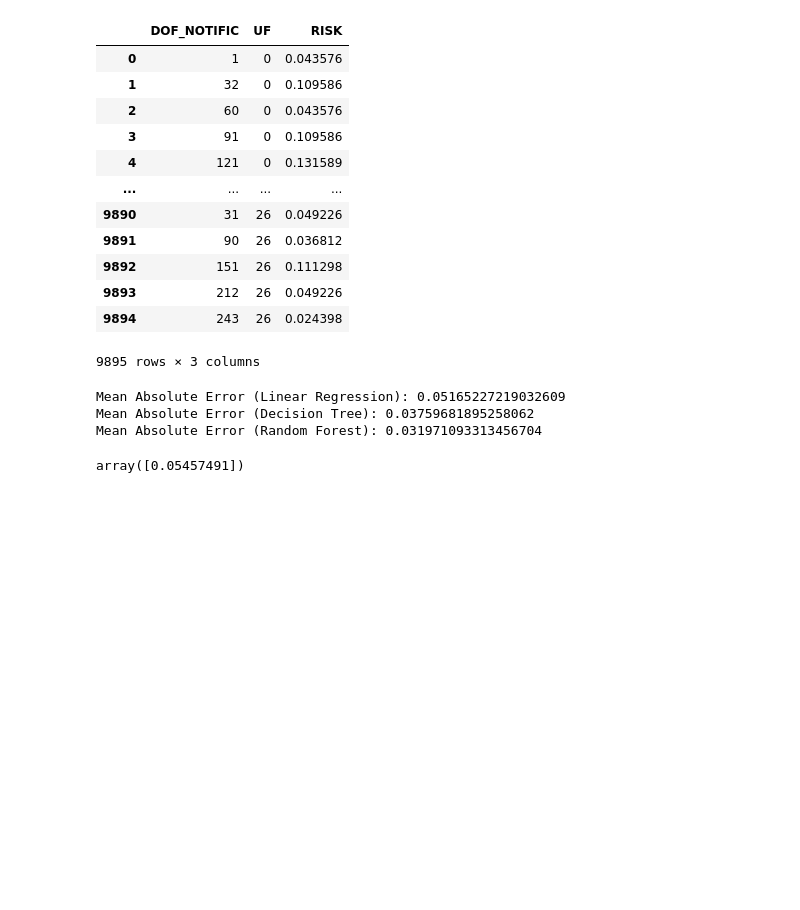
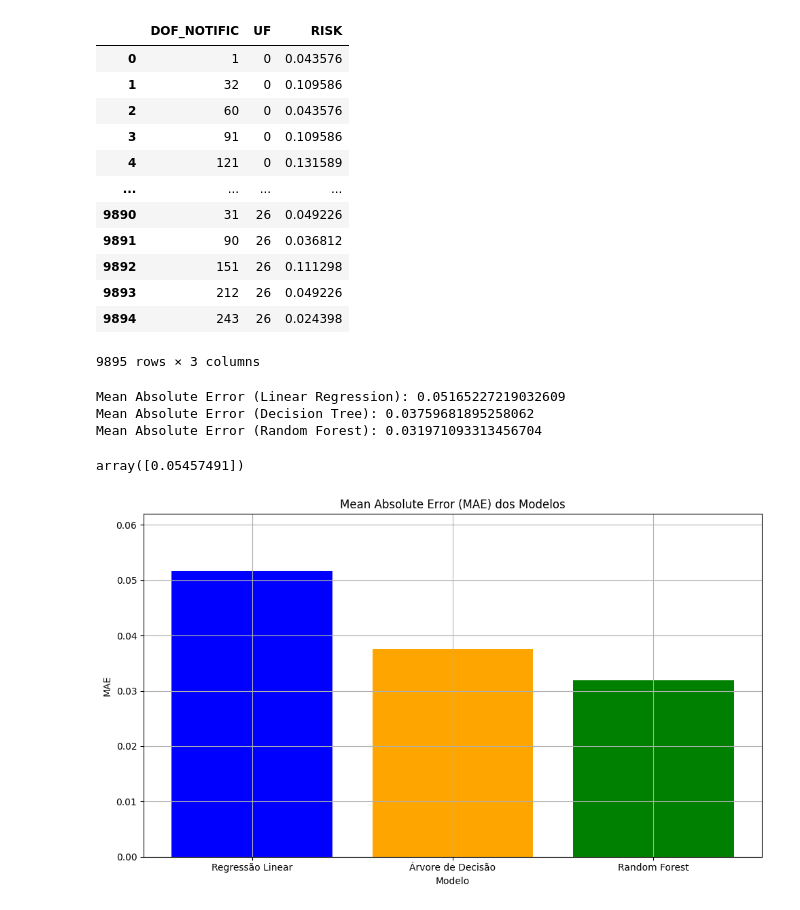
Before and after one commit to kauanfontanela/machine-learning-abp, a Jupyter notebook: learn.ipynb, the cells around one changed output. Drawn from its saved outputs; the diff is of its cells as text; code cells hidden in the pictures; blank space fills up the shorter version.

```diff
--- a/learn.ipynb
+++ b/learn.ipynb
@@ -111,4 +111,26 @@ y = linear_regression.predict([[date, uf]])
 y
 # %% [output]
 array([0.05457491])
+# %%
+import matplotlib.pyplot as plt
+# Converter DOF_NOTIFIC de dia do ano para data
+df['DATA'] = pd.to_datetime(df['DOF_NOTIFIC'], format='%j').dt.date
+
+# Criar gráfico de barras do MAE dos modelos
+plt.figure(figsize=(10, 6))
+
+models = ['Regressão Linear', 'Árvore de Decisão', 'Random Forest']
+mae_values = [linear_mae, tree_mae, forest_mae]
+
+plt.bar(models, mae_values, color=['blue', 'orange', 'green'])
+plt.title('Mean Absolute Error (MAE) dos Modelos')
+plt.xlabel('Modelo')
+plt.ylabel('MAE')
+plt.ylim(0, max(mae_values) * 1.2)  # Ajustar limite superior do eixo y para melhor visualização
+plt.grid(True)
+
+plt.tight_layout()
+plt.show()
+# %% [output]
+[figure, added]
 # %%
```
Also changed, not shown: parts of 1 cell of this notebook.
